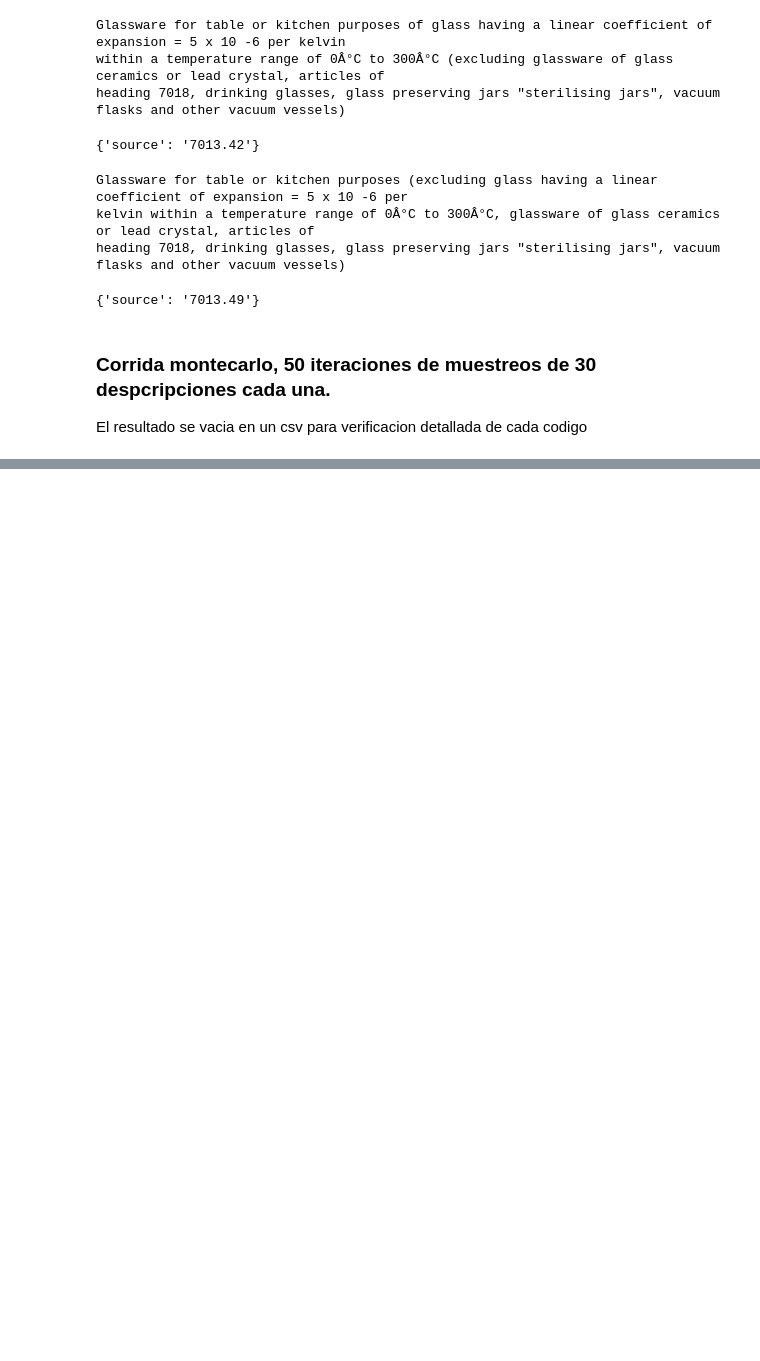
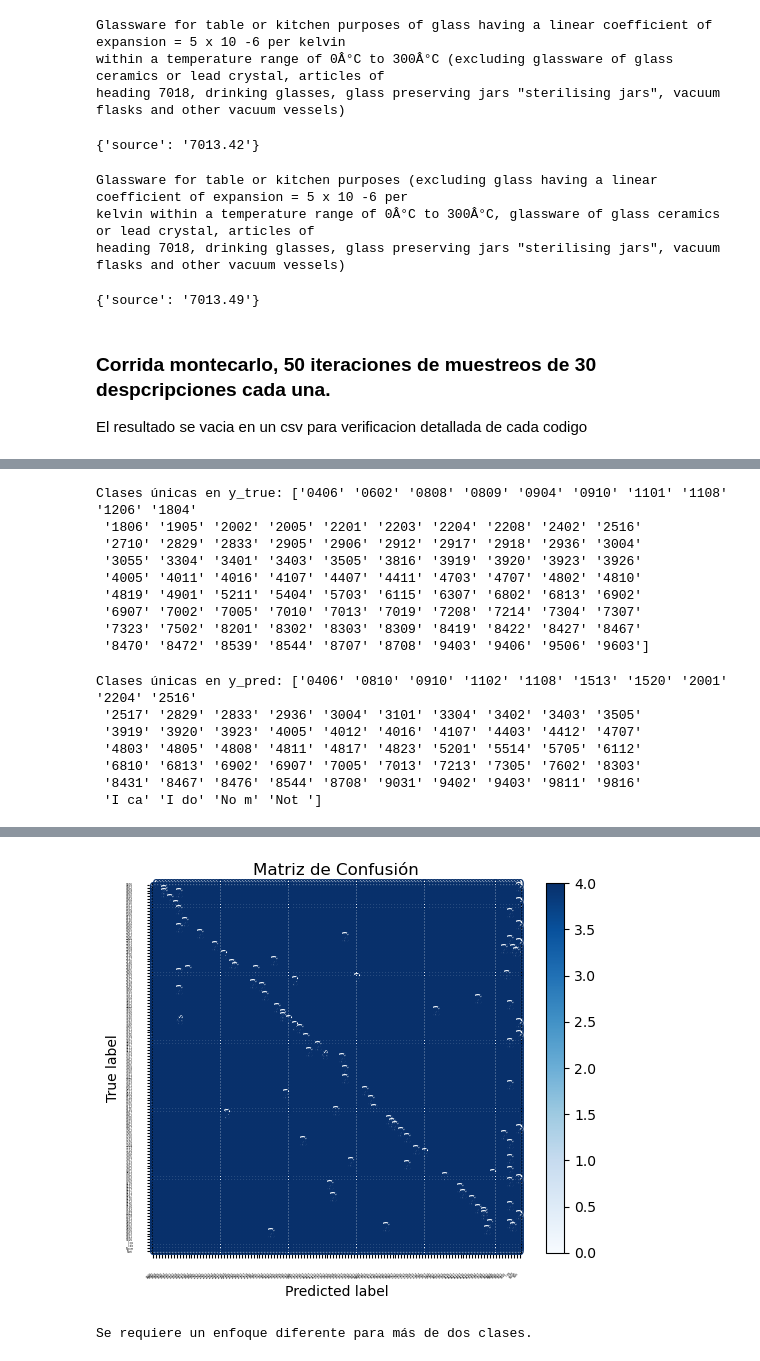
Before and after one commit to A01794052/proyecto_integrador_equipo_27, a Jupyter notebook: Avance5.27/validation_scripts/TestA_validation_LLama3_2.ipynb, the cells around one changed output, grey strips where cells are left out. Drawn from its saved outputs; the diff is of its cells as text; code cells hidden in the pictures; blank space fills up the shorter version.

Commit message:
Add confusion matrix to mistral and llama3.2

```diff
--- a/Avance5.27/validation_scripts/TestA_validation_LLama3_2.ipynb
+++ b/Avance5.27/validation_scripts/TestA_validation_LLama3_2.ipynb
@@ -445,0 +446,49 @@ Accuracy achieved in 100% of the dataset: 43.00% (2-digit), 24.00% (4-digit)
+# %%
+import pandas as pd
+import numpy as np
+import matplotlib.pyplot as plt
+from sklearn.metrics import confusion_matrix, ConfusionMatrixDisplay, roc_curve, roc_auc_score
+
+# Ejecutar las predicciones sobre el conjunto de datos completo
+predictions_df = run_predictions(100)  # Cambia el número según tu necesidad
+
+# Crear una matriz de confusión
+y_true = predictions_df['Expected_output'].astype(str).str[:4]  # Las etiquetas reales
+y_pred = predictions_df['LLM_prediction'].astype(str).str[:4]  # Las predicciones del modelo
+
+# Verificar las clases únicas
+unique_classes = np.unique(np.concatenate((y_true, y_pred)))
+print("Clases únicas en y_true:", np.unique(y_true))
+print("Clases únicas en y_pred:", np.unique(y_pred))
+
+# Calcular la matriz de confusión
+cm = confusion_matrix(y_true, y_pred, labels=unique_classes)
+# Ajustar el tamaño de la figura
+plt.figure(figsize=(7680, 7680))  # Cambia el tamaño según tus necesidades
+disp = ConfusionMatrixDisplay(confusion_matrix=cm, display_labels=unique_classes)
+disp.plot(cmap=plt.cm.Blues)
+plt.title('Matriz de Confusión')
+plt.xticks(rotation=45, ha='right', fontsize=2)  # Rotate x labels and set alignment
+plt.yticks(fontsize=2)  # Set y label fontsize
+
+# Adjust label padding
+plt.gca().xaxis.set_tick_params(pad=10)  # Increase padding for x-axis ticks
+plt.gca().yaxis.set_tick_params(pad=10)  # Increase padding for y-axis ticks
+plt.show()
+# %% [output]
+Clases únicas en y_true: ['0406' '0602' '0808' '0809' '0904' '0910' '1101' '1108' '1206' '1804'
+ '1806' '1905' '2002' '2005' '2201' '2203' '2204' '2208' '2402' '2516'
+ '2710' '2829' '2833' '2905' '2906' '2912' '2917' '2918' '2936' '3004'
+ '3055' '3304' '3401' '3403' '3505' '3816' '3919' '3920' '3923' '3926'
+ '4005' '4011' '4016' '4107' '4407' '4411' '4703' '4707' '4802' '4810'
+ '4819' '4901' '5211' '5404' '5703' '6115' '6307' '6802' '6813' '6902'
+ '6907' '7002' '7005' '7010' '7013' '7019' '7208' '7214' '7304' '7307'
+ '7323' '7502' '8201' '8302' '8303' '8309' '8419' '8422' '8427' '8467'
+ '8470' '8472' '8539' '8544' '8707' '8708' '9403' '9406' '9506' '9603']
+Clases únicas en y_pred: ['0406' '0810' '0910' '1102' '1108' '1513' '1520' '2001' '2204' '2516'
+ '2517' '2829' '2833' '2936' '3004' '3101' '3304' '3402' '3403' '3505'
+ '3919' '3920' '3923' '4005' '4012' '4016' '4107' '4403' '4412' '4707'
+ '4803' '4805' '4808' '4811' '4817' '4823' '5201' '5514' '5705' '6112'
+ '6810' '6813' '6902' '6907' '7005' '7013' '7213' '7305' '7602' '8303'
+ '8431' '8467' '8476' '8544' '8708' '9031' '9402' '9403' '9811' '9816'
+ 'I ca' 'I do' 'No m' 'Not ']
@@ -445,0 +496,2 @@ Accuracy achieved in 100% of the dataset: 43.00% (2-digit), 24.00% (4-digit)
+[figure, added]
+Se requiere un enfoque diferente para más de dos clases.
```
Also changed, not shown: parts of 3 cells of this notebook, 3 other files.
